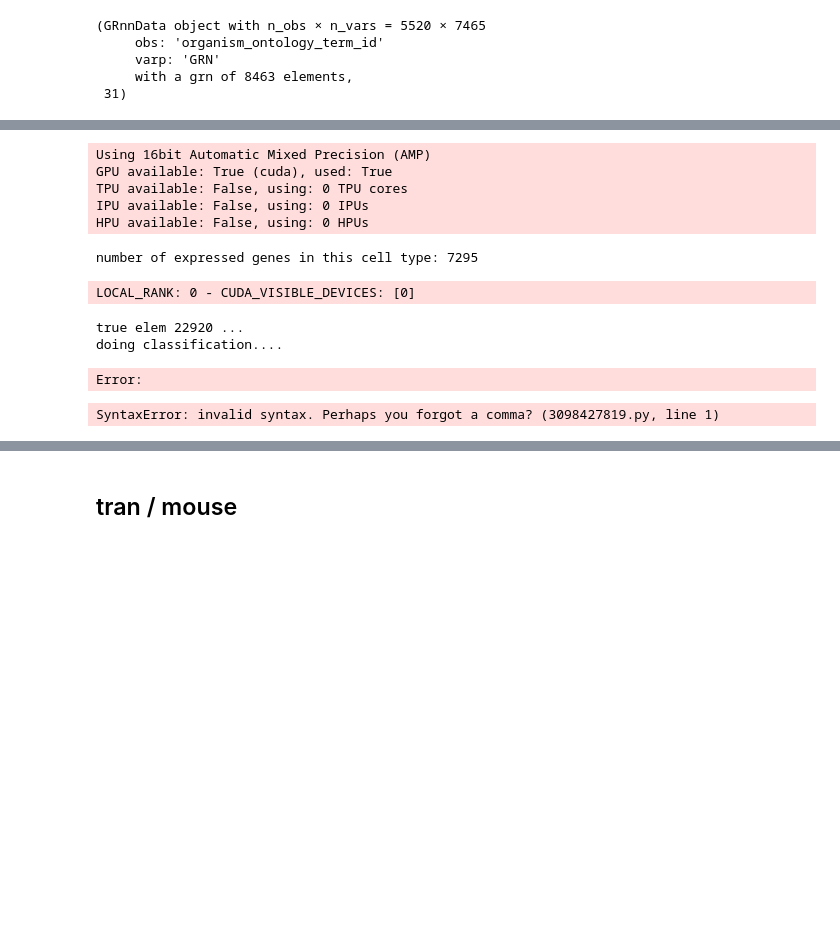
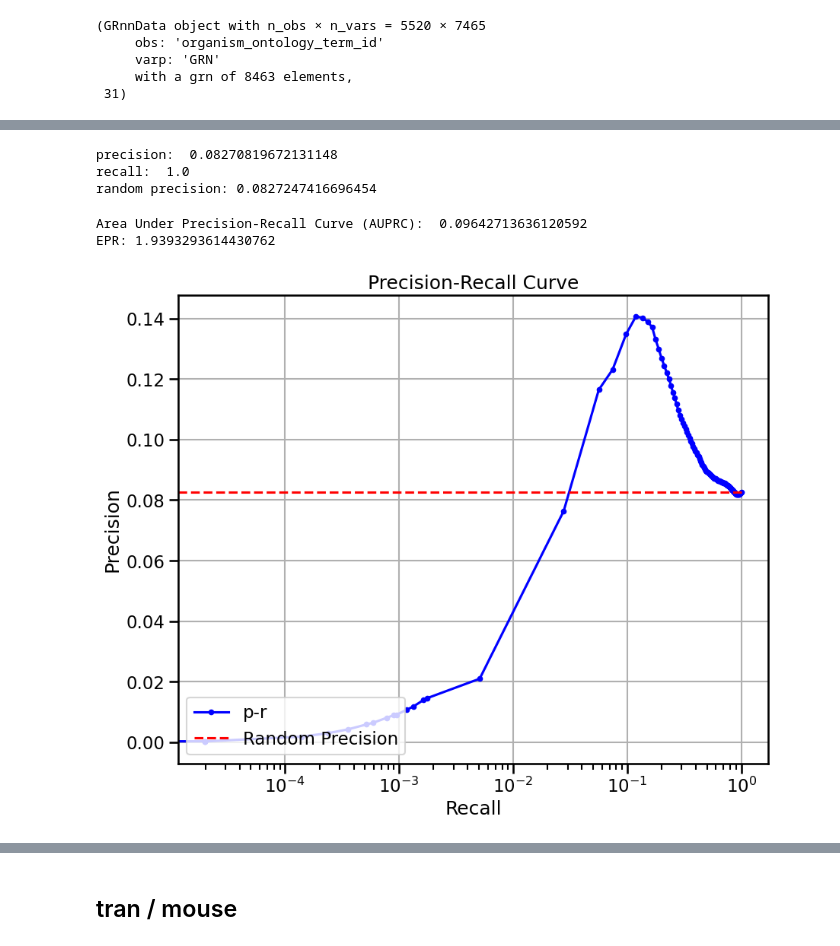
Before and after one commit to jkobject/scPRINT, a Jupyter notebook: notebooks/bench_sroy.ipynb, the cells around one changed output, grey strips where cells are left out. Drawn from its saved outputs; the diff is of its cells as text; code cells hidden in the pictures; blank space fills up the shorter version.

```diff
--- a/notebooks/bench_sroy.ipynb
+++ b/notebooks/bench_sroy.ipynb
@@ -98,0 +143,10 @@ number of expressed genes in this cell type: 7295
+# %%
+preadata = get_sroy_gt(get="han", species="human", gt="ko")
+metrics['scprint_mean_han_ko'] = BenGRN(grn, do_auc=True, doplot=True).compare_to(other=preadata)
+# %% [output]
+precision:  0.08270819672131148
+recall:  1.0
+random precision: 0.0827247416696454
+Area Under Precision-Recall Curve (AUPRC):  0.09642713636120592
+EPR: 1.9393293614430762
+[figure, added]
@@ -101,39 +157,0 @@ grn, m, clf_omni = train_classifier(grn, C=1, train_size=0.9, class_weight={1: 2
-# %%
-
-grn, m, clf_omni = train_classifier(grn, C=1, train_size=0.9, class_weight={1: 200, 0: 1}, shuffle=True)
-grn.varp['all'] = grn.varp['GRN']
-grn.varp['GRN'] = grn.varp['classified']
-grn.var['ensembl_id'] = grn.var.index
-grn.var['symbol'] = make_index_unique(grn.var['symbol'].astype(str))
-grn.var.index = grn.var['symbol']
-BenGRN(grn, do_auc=True, doplot=True).compare_to(other=preadata)
-
-grn.varp['GRN'] = grn.varp['all']
-grn.var.index = grn.var['ensembl_id']
-grn, m, clf_self = train_classifier(
-    grn, other=preadata, C=0.5, train_size=0.5, class_weight={1: 30, 0: 1}, shuffle=False)
-grn.varp['GRN'] = grn.varp['classified']
-grn.var.index = grn.var['symbol']
-BenGRN(grn, do_auc=True, doplot=True).compare_to(other=preadata)
-# %% [output]
-Using 16bit Automatic Mixed Precision (AMP)
-GPU available: True (cuda), used: True
-TPU available: False, using: 0 TPU cores
-IPU available: False, using: 0 IPUs
-HPU available: False, using: 0 HPUs
-number of expressed genes in this cell type: 7295
-LOCAL_RANK: 0 - CUDA_VISIBLE_DEVICES: [0]
-true elem 22920 ...
-doing classification....
-Error:
-# %%
-Area Under Precision-Recall Curve (AUPRC):  0.05187147349671842
-EPR: 1.6505755321153375
-
-{'precision': 0.038948387096774194,
- 'recall': 1.0,
- 'rand_precision': 0.03895617833244068,
- 'auprc': 0.057344924228559246,
- 'epr': 1.762645450758292}
-# %% [output]
-SyntaxError: invalid syntax. Perhaps you forgot a comma? (3098427819.py, line 1)
```
Also changed, not shown: parts of 96 cells of this notebook, 4 other files.
